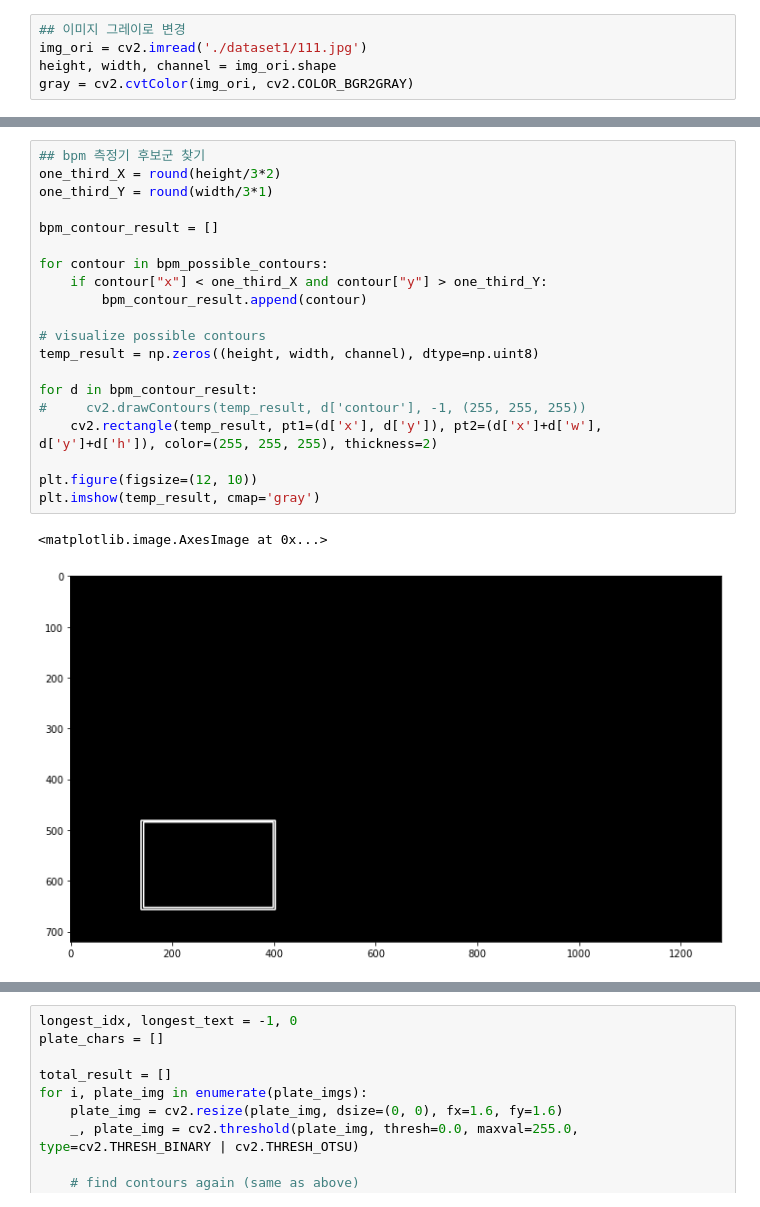
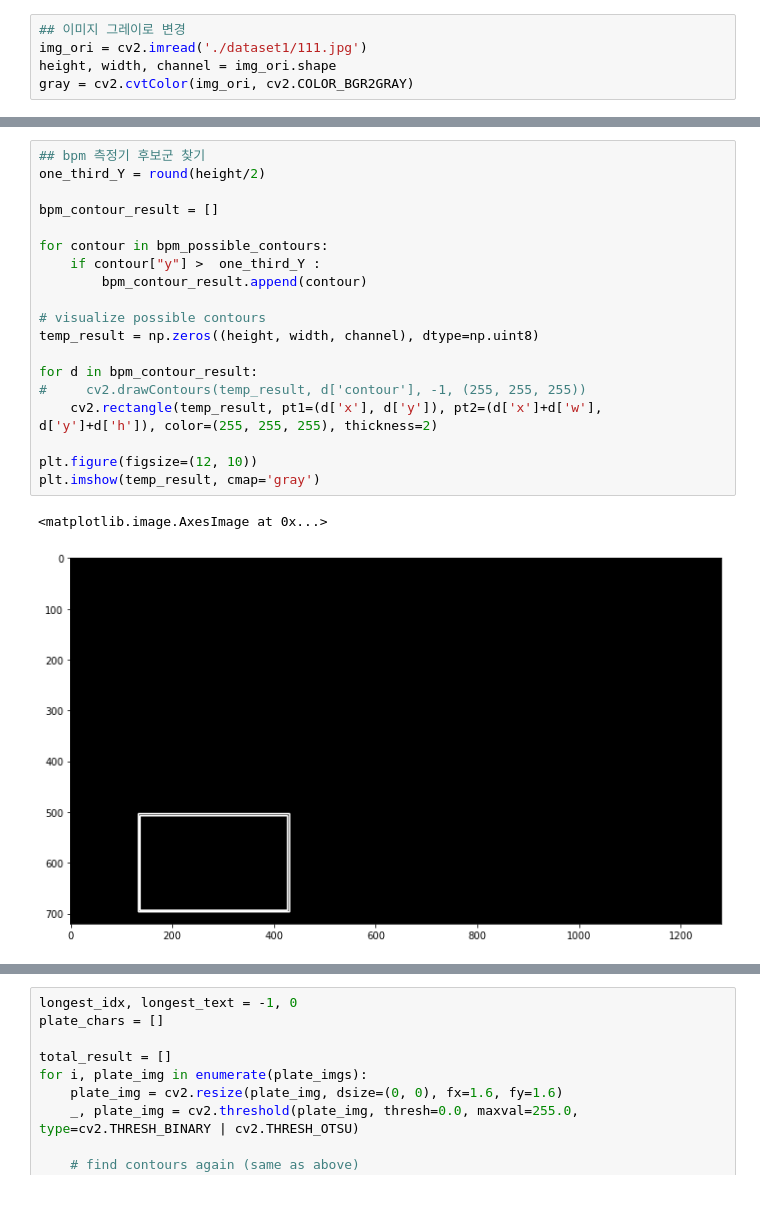
Before and after one commit to grayson1999/ACIN-heart_rate_OCR, a Jupyter notebook: OCR_prepare.ipynb, the cells around one changed output, grey strips where cells are left out. Drawn from its saved outputs; the diff is of its cells as text.

```diff
--- a/OCR_prepare.ipynb
+++ b/OCR_prepare.ipynb
@@ -127,26 +128,25 @@ plt.imshow(temp_result, cmap='gray')
 # %%
 ## bpm 측정기 후보군 찾기
-one_third_X = round(height/3*2)
-one_third_Y = round(width/3*1)
+one_third_Y = round(height/2)
 
 bpm_contour_result = []
 
 for contour in bpm_possible_contours:
-    if contour["x"] < one_third_X and contour["y"] > one_third_Y:
+    if contour["y"] >  one_third_Y :
         bpm_contour_result.append(contour)
 
 # visualize possible contours
 temp_result = np.zeros((height, width, channel), dtype=np.uint8)
 
 for d in bpm_contour_result:
 #     cv2.drawContours(temp_result, d['contour'], -1, (255, 255, 255))
     cv2.rectangle(temp_result, pt1=(d['x'], d['y']), pt2=(d['x']+d['w'], d['y']+d['h']), color=(255, 255, 255), thickness=2)
 
 plt.figure(figsize=(12, 10))
 plt.imshow(temp_result, cmap='gray')
 # %% [output]
 <matplotlib.image.AxesImage at 0x...>
-[figure, old version]
+[figure, new version]
 # %%
 PLATE_WIDTH_PADDING = 3 # 1.3
 PLATE_HEIGHT_PADDING = 1.5 # 1.5
```
Also changed, not shown: parts of 11 cells of this notebook, 13 other files.
